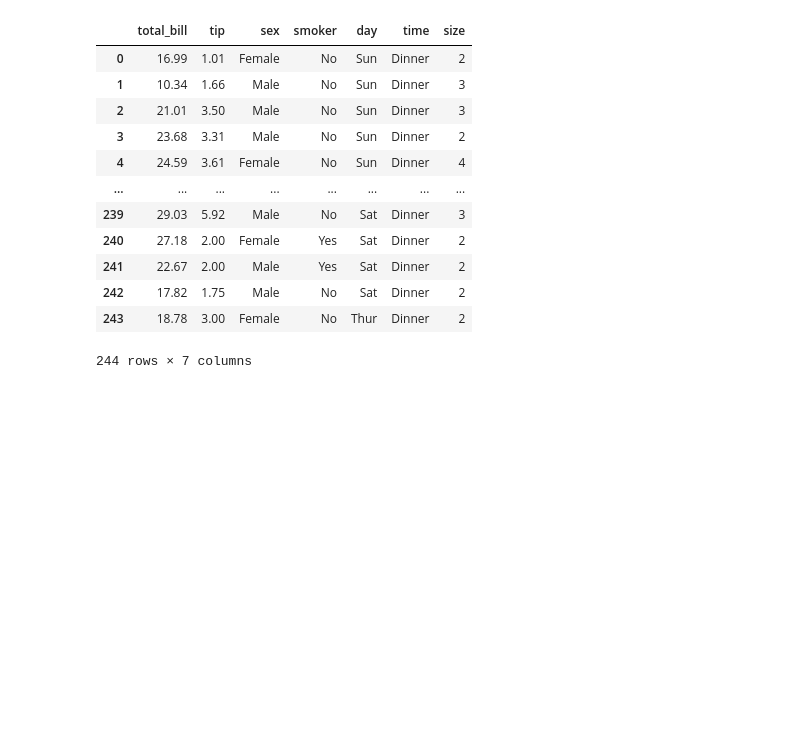
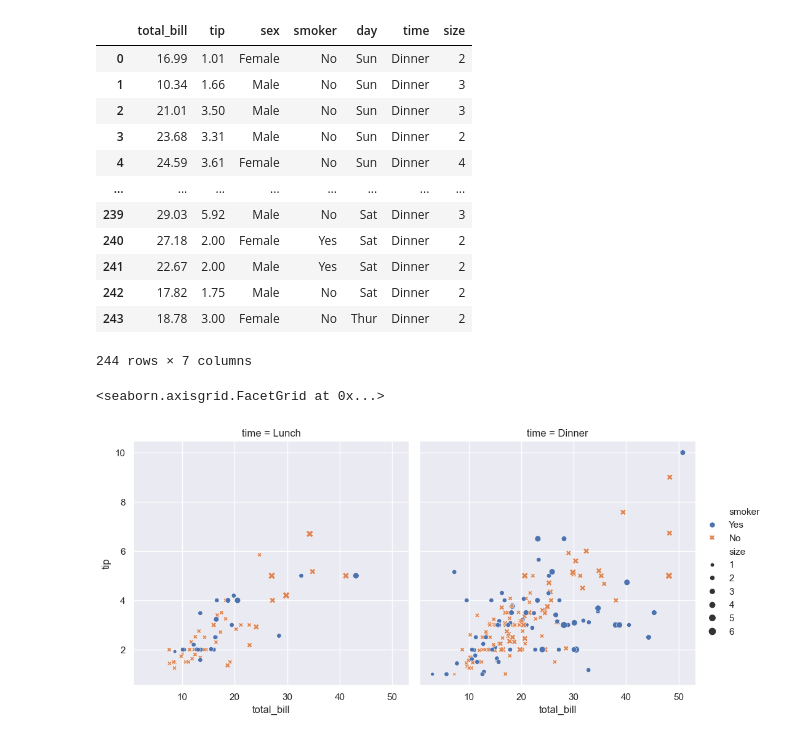
Before and after one commit to fatemehtarkhan/Day-4, a Jupyter notebook: day4.ipynb, the cells around one changed output. Cells and saved outputs as stored; diff of their text form; code cells hidden in the pictures; blank space fills up the shorter version.

Commit message:
Day 4: Data visualization with Matplotlib and Seaborn

```diff
--- a/day4.ipynb
+++ b/day4.ipynb
@@ -73,3 +73,13 @@ tips
 | 242 | 17.82 | 1.75 | Male | No | Sat | Dinner | 2 |
 | 243 | 18.78 | 3.00 | Female | No | Thur | Dinner | 2 |
 244 rows × 7 columns
+# %%
+# Create a visualization
+sns.relplot(
+    data=tips,
+    x="total_bill", y="tip", col="time",
+    hue="smoker", style="smoker", size="size",
+)
+# %% [output]
+<seaborn.axisgrid.FacetGrid at 0x...>
+[figure, added]
```
